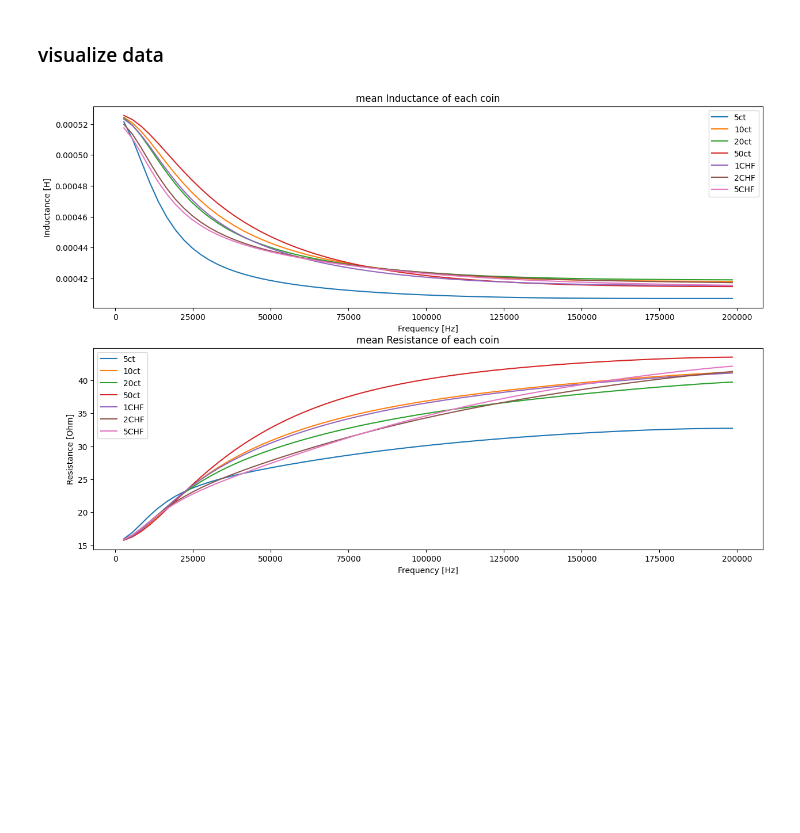
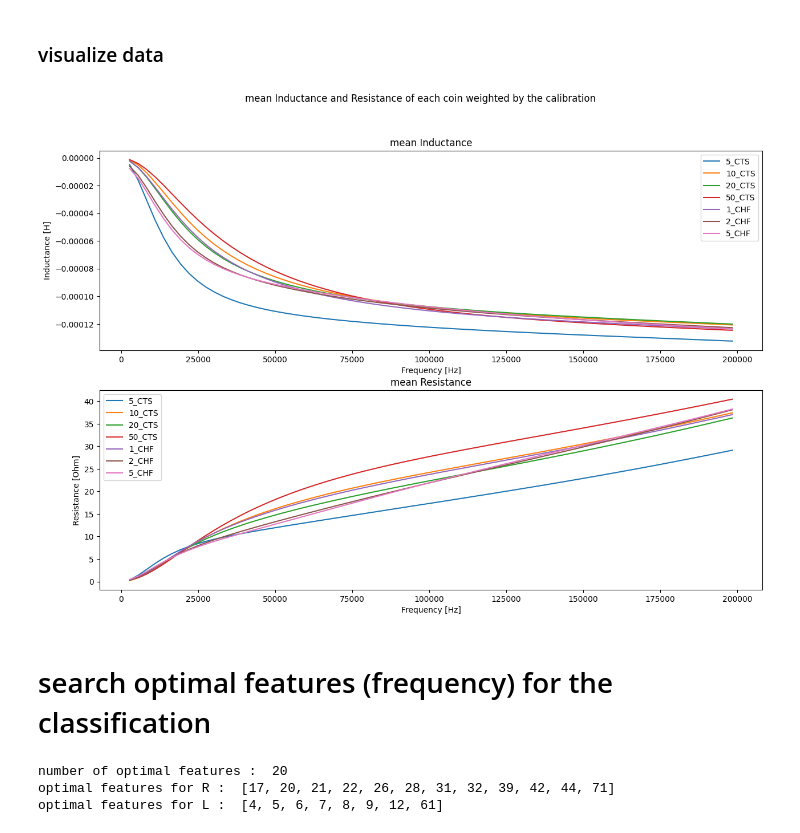
Before and after one commit to AntoninGraf/ML4E-project-metalclassifier-GG, a Jupyter notebook: visualizeData.ipynb, the cells around one changed output. Cells and saved outputs as stored; diff of their text form; code cells hidden in the pictures; blank space fills up the shorter version.

Commit message:
add best feature search

```diff
--- a/visualizeData.ipynb
+++ b/visualizeData.ipynb
@@ -53,0 +18,17 @@ NameError: name 'np' is not defined
+# %%
+folder = "./data/Groupe5/dataSetAGF-bobine3/"
+
+coinNames = ["5_CTS", "10_CTS", "20_CTS", "50_CTS", "1_CHF", "2_CHF", "5_CHF"]
+
+#get frequecy at the first coin (always the same)
+dataset = DataFileReader(folder+coinNames[0]+".h5")
+f,_ = dataset.get_all_mesurements()
+
+# get Z for all coins
+coins_Z = []
+for i in range(1, 8):
+    dataset = DataFileReader(folder+coinNames[i-1]+".h5")
+    _,Z = dataset.get_all_mesurements()
+    coins_Z.append([Z])
+
+print("nbr of coins loaded in coins_Z: ",len(coins_Z))
@@ -73,30 +73,52 @@ R_5chf_mean = np.mean(R_5chf, axis=0)
 ### visualize data
 # %%
 plt.figure(figsize=(15,10))
+plt.suptitle("mean Inductance and Resistance of each coin weighted by the calibration")
 plt.subplot(2,1,1)
-plt.title("mean Inductance of each coin")
+plt.title("mean Inductance")
 plt.xlabel("Frequency [Hz]")
 plt.ylabel("Inductance [H]")
-plt.plot(f, L_5ct_mean, label="5ct")
-plt.plot(f, L_10ct_mean, label="10ct")
-plt.plot(f, L_20ct_mean, label="20ct")
-plt.plot(f, L_50ct_mean, label="50ct")
-plt.plot(f, L_1chf_mean, label="1CHF")
-plt.plot(f, L_2chf_mean, label="2CHF")
-plt.plot(f, L_5chf_mean, label="5CHF")
+for i in range(len(coins_mean)):
+    plt.plot(f, coins_mean[i][1], label=coinNames[i])
 plt.legend()
 plt.subplot(2,1,2)
-plt.title("mean Resistance of each coin")
+plt.title("mean Resistance")
 plt.xlabel("Frequency [Hz]")
 plt.ylabel("Resistance [Ohm]")
-plt.plot(f, R_5ct_mean, label="5ct")
-plt.plot(f, R_10ct_mean, label="10ct")
-plt.plot(f, R_20ct_mean, label="20ct")
-plt.plot(f, R_50ct_mean, label="50ct")
-plt.plot(f, R_1chf_mean, label="1CHF")
-plt.plot(f, R_2chf_mean, label="2CHF")
-plt.plot(f, R_5chf_mean, label="5CHF")
+for i in range(len(coins_mean)):
+    plt.plot(f, coins_mean[i][0], label=coinNames[i])
 plt.legend()
 plt.show()
 # %% [output]
-[figure, old version]
+[figure, new version]
+# %% [markdown]
+# search optimal features (frequency) for the classification
+# %%
+
+featureListR = []
+featureListL = []
+#search best frequencies for R
+for i in range(len(coins_Z)):
+    for j in range(i+1,len(coins_Z)):
+        dif_R  = np.abs(coins_mean[i][0] - coins_mean[j][0])
+        idxMax = np.argmax(dif_R)
+        if idxMax not in featureListR:
+            featureListR.append(idxMax)
+
+#search best frequencies for L
+for i in range(len(coins_Z)):
+    for j in range(i+1,len(coins_Z)):
+        dif_L  = np.abs(coins_mean[i][1] - coins_mean[j][1])
+        idxMax = np.argmax(dif_L)
+        if idxMax not in featureListL:
+            featureListL.append(idxMax)
+
+
+
+print("number of optimal features : ", len(featureListR)+len(featureListL))
+print("optimal features for R : ", sorted(featureListR))
+print("optimal features for L : ", sorted(featureListL))
+# %% [output]
+number of optimal features :  20
+optimal features for R :  [17, 20, 21, 22, 26, 28, 31, 32, 39, 42, 44, 71]
+optimal features for L :  [4, 5, 6, 7, 8, 9, 12, 61]
```
Also changed, not shown: parts of 7 cells of this notebook.
